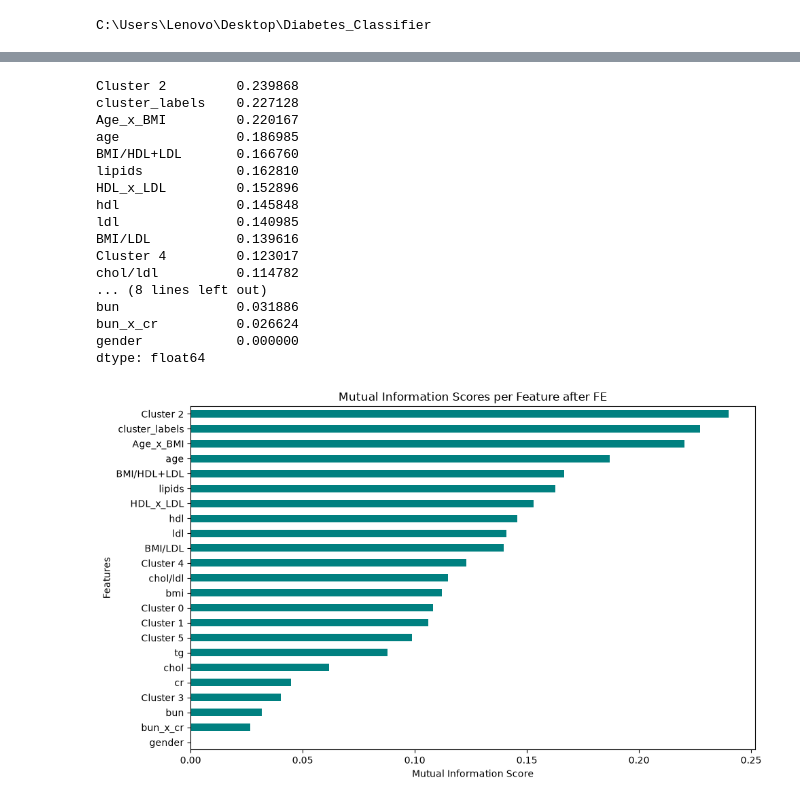
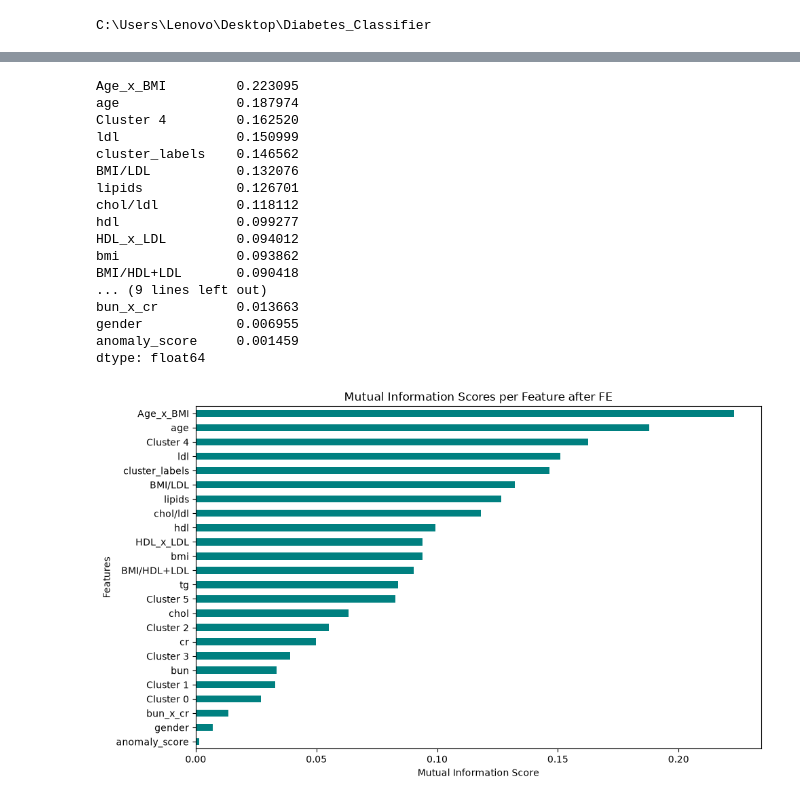
Before and after one commit to 13lend1/Diabetes-Classification, a Jupyter notebook: notebooks/feature_engineering.ipynb, the cells around one changed output, grey strips where cells are left out. Cells and saved outputs as stored; diff of their text form; code cells hidden in the pictures.

```diff
--- a/notebooks/feature_engineering.ipynb
+++ b/notebooks/feature_engineering.ipynb
@@ -18,9 +18,5 @@ from src.data_feature_engineering import ZScoreFeatures,features
 from src.helperFunc import saveFile
 # %%
-df=pd.read_csv("data/clean/Diabetes Classifier Clean.csv")
+df=pd.read_csv("data/clean/clean2.csv")
 y=df['diagnosis']
 X=df.drop(['diagnosis'],axis=1)
-# %%
-X=encode(X,'gender')
-gender=X['gender']
-X.drop(['gender'],axis=1)
@@ -41,41 +23,41 @@ X.drop(['gender'],axis=1)
 # %%
-X=features(X,gender)
+X=features(X)
 
 feature= X.columns
 
 mi_scores=mutual_info_classif(X,y,random_state=42,n_jobs=-1)
 
 mi_scores_series = pd.Series(mi_scores, index=feature).sort_values(ascending=False)
 
 print(mi_scores_series)
 
 plt.figure(figsize=(10, 6))
 mi_scores_series.plot(kind='barh', color='teal')
 plt.title('Mutual Information Scores per Feature after FE')
 plt.xlabel('Mutual Information Score')
 plt.ylabel('Features')
 plt.gca().invert_yaxis() # Top-down display
 plt.tight_layout()
 plt.show()
 # %% [output]
-Cluster 2         0.239868
-cluster_labels    0.227128
-Age_x_BMI         0.220167
-age               0.186985
-BMI/HDL+LDL       0.166760
-lipids            0.162810
-HDL_x_LDL         0.152896
-hdl               0.145848
-ldl               0.140985
-BMI/LDL           0.139616
-Cluster 4         0.123017
-chol/ldl          0.114782
-... (8 lines left out)
-bun               0.031886
-bun_x_cr          0.026624
-gender            0.000000
+Age_x_BMI         0.223095
+age               0.187974
+Cluster 4         0.162520
+ldl               0.150999
+cluster_labels    0.146562
+BMI/LDL           0.132076
+lipids            0.126701
+chol/ldl          0.118112
+hdl               0.099277
+HDL_x_LDL         0.094012
+bmi               0.093862
+BMI/HDL+LDL       0.090418
+... (9 lines left out)
+bun_x_cr          0.013663
+gender            0.006955
+anomaly_score     0.001459
 dtype: float64
-[figure, old version]
+[figure, new version]
 # %%
 
 
```
Also changed, not shown: parts of 4 cells of this notebook, 11 other files.
